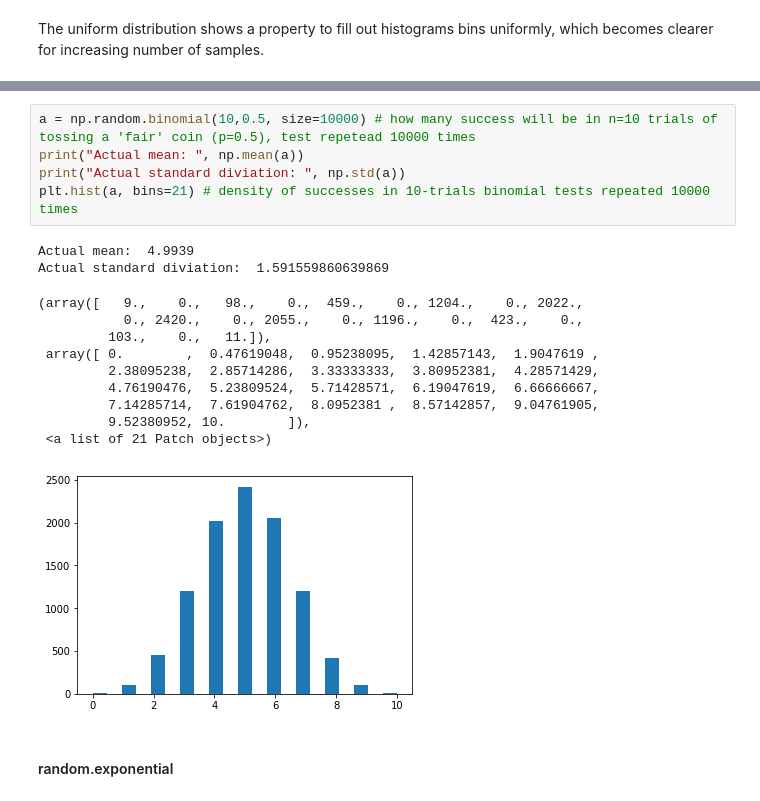
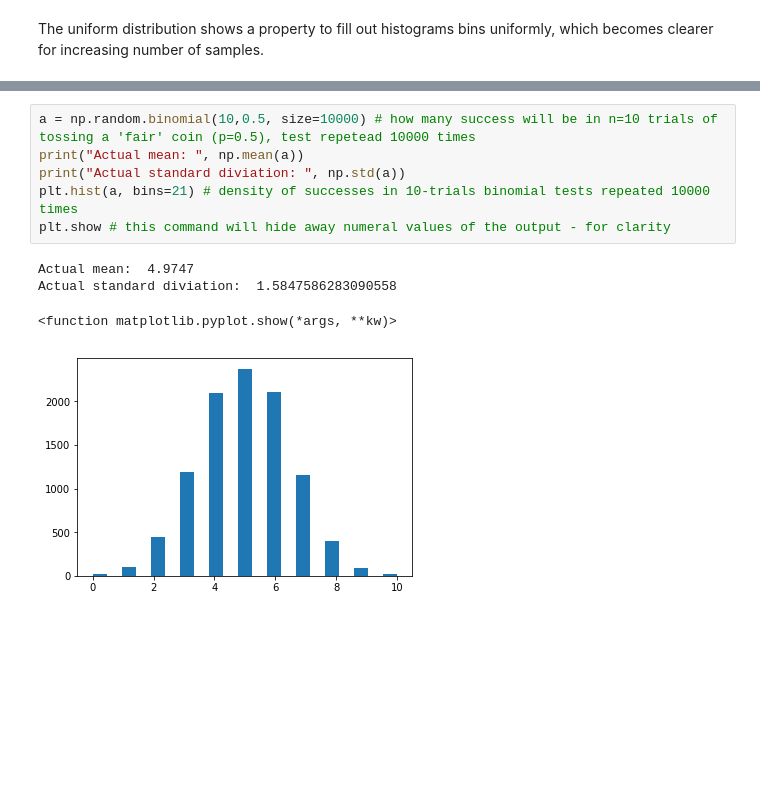
Before and after one commit to andkoc001/fun-with-numpy-random, a Jupyter notebook: exploring-random-numpy.ipynb, the cells around one changed output, grey strips where cells are left out. Cells and saved outputs as stored; diff of their text form; blank space fills up the shorter version.

```diff
--- a/exploring-random-numpy.ipynb
+++ b/exploring-random-numpy.ipynb
@@ -261,20 +262,11 @@ array([0, 0, 1, 1, 1, 0, 0, 0, 1, 1])
 # %%
 a = np.random.binomial(10,0.5, size=10000) # how many success will be in n=10 trials of tossing a 'fair' coin (p=0.5), test repetead 10000 times
 print("Actual mean: ", np.mean(a))
 print("Actual standard diviation: ", np.std(a))
 plt.hist(a, bins=21) # density of successes in 10-trials binomial tests repeated 10000 times
+plt.show # this command will hide away numeral values of the output - for clarity
 # %% [output]
-Actual mean:  4.9939
-Actual standard diviation:  1.591559860639869
+Actual mean:  4.9747
+Actual standard diviation:  1.5847586283090558
-(array([   9.,    0.,   98.,    0.,  459.,    0., 1204.,    0., 2022.,
-           0., 2420.,    0., 2055.,    0., 1196.,    0.,  423.,    0.,
-         103.,    0.,   11.]),
- array([ 0.        ,  0.47619048,  0.95238095,  1.42857143,  1.9047619 ,
-         2.38095238,  2.85714286,  3.33333333,  3.80952381,  4.28571429,
-         4.76190476,  5.23809524,  5.71428571,  6.19047619,  6.66666667,
-         7.14285714,  7.61904762,  8.0952381 ,  8.57142857,  9.04761905,
-         9.52380952, 10.        ]),
- <a list of 21 Patch objects>)
+<function matplotlib.pyplot.show(*args, **kw)>
-[figure, old version]
+[figure, new version]
-# %% [markdown]
-#### random.exponential
```
Also changed, not shown: parts of 31 cells of this notebook, 1 other file.
